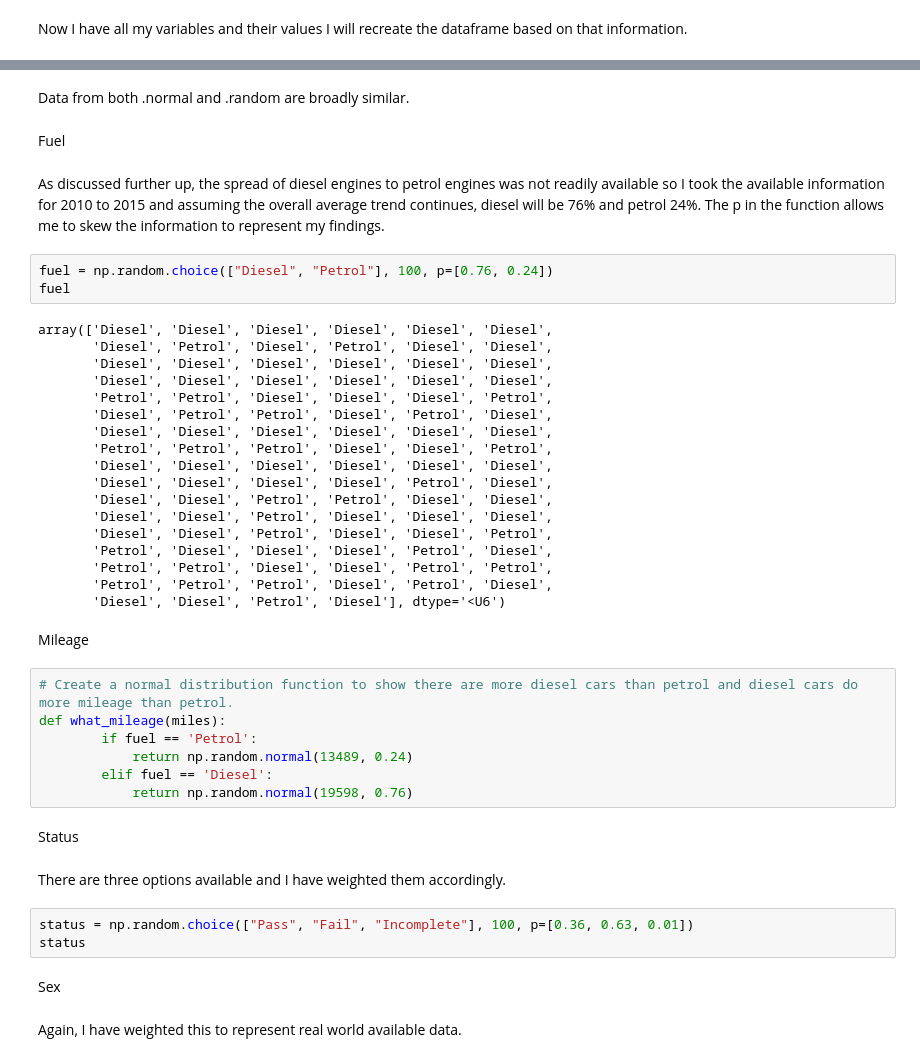
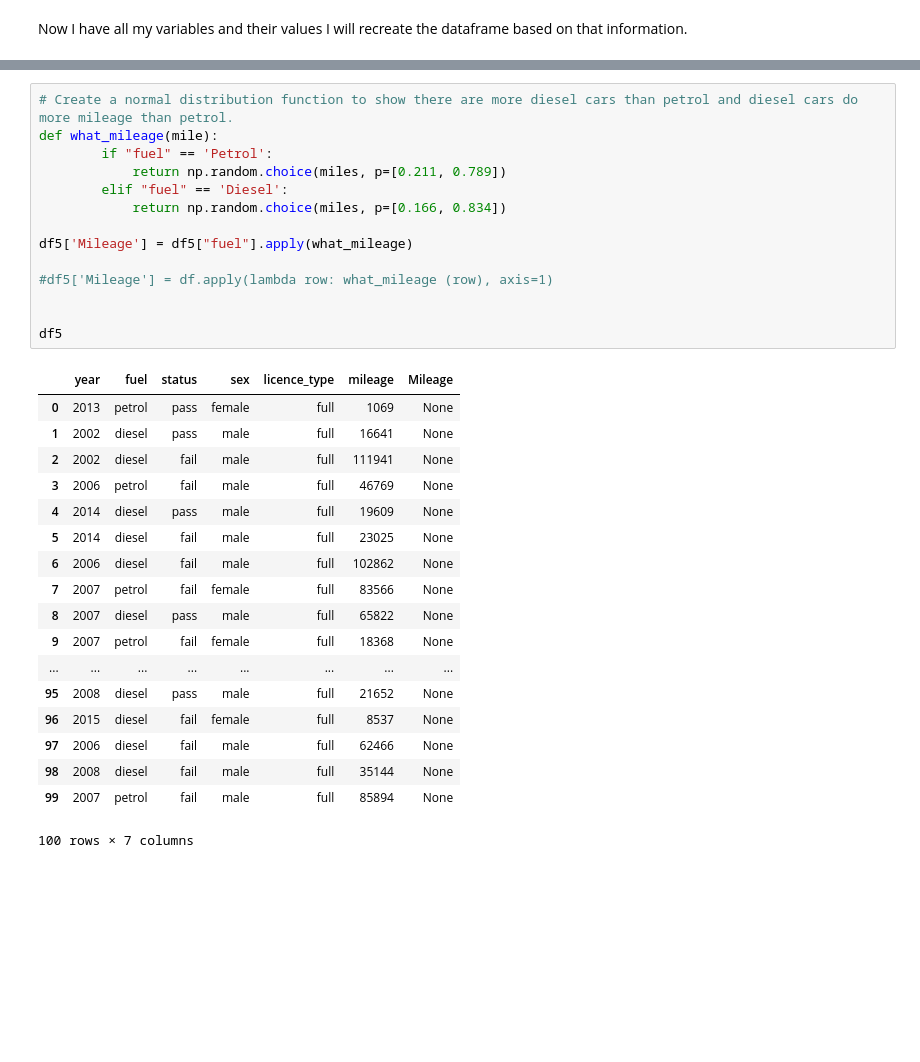
Before and after one commit to bexiturley/Programming-for-Data-Analysis-Project-2019, a Jupyter notebook: begin again.ipynb, the cells around one changed output, grey strips where cells are left out. Drawn from its saved outputs; the diff is of its cells as text; blank space fills up the shorter version.

Commit message:
fixed mileage

```diff
--- a/begin again.ipynb
+++ b/begin again.ipynb
@@ -567,47 +487,33 @@ Text(0.5, 1.0, 'Mean and Median Year of Manufacture (created using random.normal
-# %% [markdown]
-Data from both .normal and .random are broadly similar.
-# %% [markdown]
-Fuel
-# %% [markdown]
-As discussed further up, the spread of diesel engines to petrol engines was not readily available so I took the available information for 2010 to 2015 and assuming the overall average trend continues, diesel will be 76% and petrol 24%. The p in the function allows me to skew the information to represent my findings.
-# %%
-fuel = np.random.choice(["Diesel", "Petrol"], 100, p=[0.76, 0.24])
-fuel
-# %% [output]
-array(['Diesel', 'Diesel', 'Diesel', 'Diesel', 'Diesel', 'Diesel',
-       'Diesel', 'Petrol', 'Diesel', 'Petrol', 'Diesel', 'Diesel',
-       'Diesel', 'Diesel', 'Diesel', 'Diesel', 'Diesel', 'Diesel',
-       'Diesel', 'Diesel', 'Diesel', 'Diesel', 'Diesel', 'Diesel',
-       'Petrol', 'Petrol', 'Diesel', 'Diesel', 'Diesel', 'Petrol',
-       'Diesel', 'Petrol', 'Petrol', 'Diesel', 'Petrol', 'Diesel',
-       'Diesel', 'Diesel', 'Diesel', 'Diesel', 'Diesel', 'Diesel',
-       'Petrol', 'Petrol', 'Petrol', 'Diesel', 'Diesel', 'Petrol',
-       'Diesel', 'Diesel', 'Diesel', 'Diesel', 'Diesel', 'Diesel',
-       'Diesel', 'Diesel', 'Diesel', 'Diesel', 'Petrol', 'Diesel',
-       'Diesel', 'Diesel', 'Petrol', 'Petrol', 'Diesel', 'Diesel',
-       'Diesel', 'Diesel', 'Petrol', 'Diesel', 'Diesel', 'Diesel',
-       'Diesel', 'Diesel', 'Petrol', 'Diesel', 'Diesel', 'Petrol',
-       'Petrol', 'Diesel', 'Diesel', 'Diesel', 'Petrol', 'Diesel',
-       'Petrol', 'Petrol', 'Diesel', 'Diesel', 'Petrol', 'Petrol',
-       'Petrol', 'Petrol', 'Petrol', 'Diesel', 'Petrol', 'Diesel',
-       'Diesel', 'Diesel', 'Petrol', 'Diesel'], dtype='<U6')
-# %% [markdown]
-Mileage
 # %%
 # Create a normal distribution function to show there are more diesel cars than petrol and diesel cars do more mileage than petrol.
-def what_mileage(miles):
-        if fuel == 'Petrol':
-            return np.random.normal(13489, 0.24)
-        elif fuel == 'Diesel':
-            return np.random.normal(19598, 0.76)
+def what_mileage(mile):
+        if "fuel" == 'Petrol':
+            return np.random.choice(miles, p=[0.211, 0.789])
+        elif "fuel" == 'Diesel':
+            return np.random.choice(miles, p=[0.166, 0.834])
+
+df5['Mileage'] = df5["fuel"].apply(what_mileage)
+
+#df5['Mileage'] = df.apply(lambda row: what_mileage (row), axis=1)
+
+
+df5
+# %% [output]
+|  | year | fuel | status | sex | licence_type | mileage | Mileage |
+| 0 | 2013 | petrol | pass | female | full | 1069 | None |
+| 1 | 2002 | diesel | pass | male | full | 16641 | None |
+| 2 | 2002 | diesel | fail | male | full | 111941 | None |
+| 3 | 2006 | petrol | fail | male | full | 46769 | None |
+| 4 | 2014 | diesel | pass | male | full | 19609 | None |
+| 5 | 2014 | diesel | fail | male | full | 23025 | None |
+| 6 | 2006 | diesel | fail | male | full | 102862 | None |
+| 7 | 2007 | petrol | fail | female | full | 83566 | None |
+| 8 | 2007 | diesel | pass | male | full | 65822 | None |
+| 9 | 2007 | petrol | fail | female | full | 18368 | None |
+| ... | ... | ... | ... | ... | ... | ... | ... |
+| 95 | 2008 | diesel | pass | male | full | 21652 | None |
+| 96 | 2015 | diesel | fail | female | full | 8537 | None |
+| 97 | 2006 | diesel | fail | male | full | 62466 | None |
+| 98 | 2008 | diesel | fail | male | full | 35144 | None |
+| 99 | 2007 | petrol | fail | male | full | 85894 | None |
+100 rows × 7 columns
-# %% [markdown]
-Status
-# %% [markdown]
-There are three options available and I have weighted them accordingly.
-# %%
-status = np.random.choice(["Pass", "Fail", "Incomplete"], 100, p=[0.36, 0.63, 0.01])
-status
-# %% [markdown]
-Sex
-# %% [markdown]
-Again, I have weighted this to represent real world available data.
```
Also changed, not shown: parts of 29 cells of this notebook.
